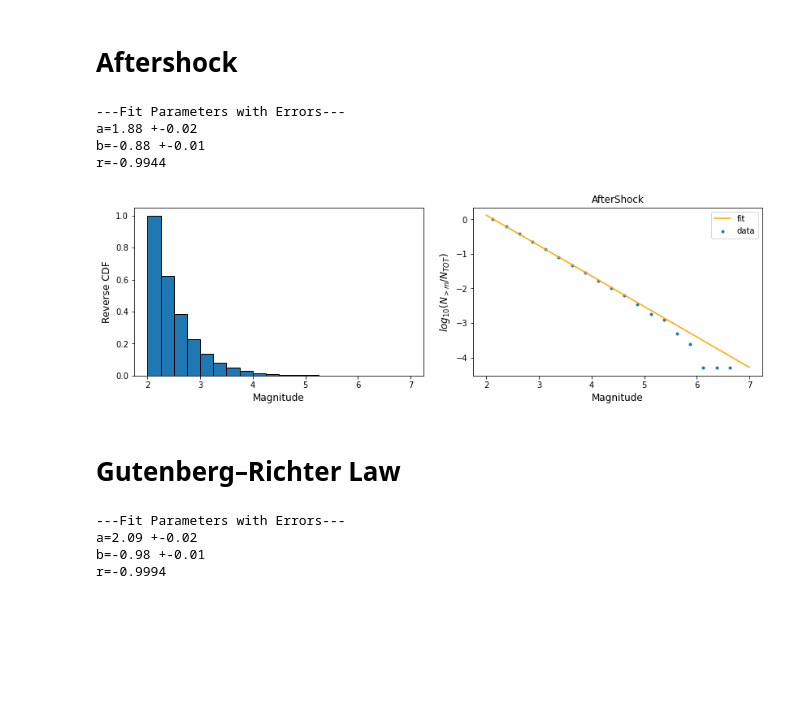
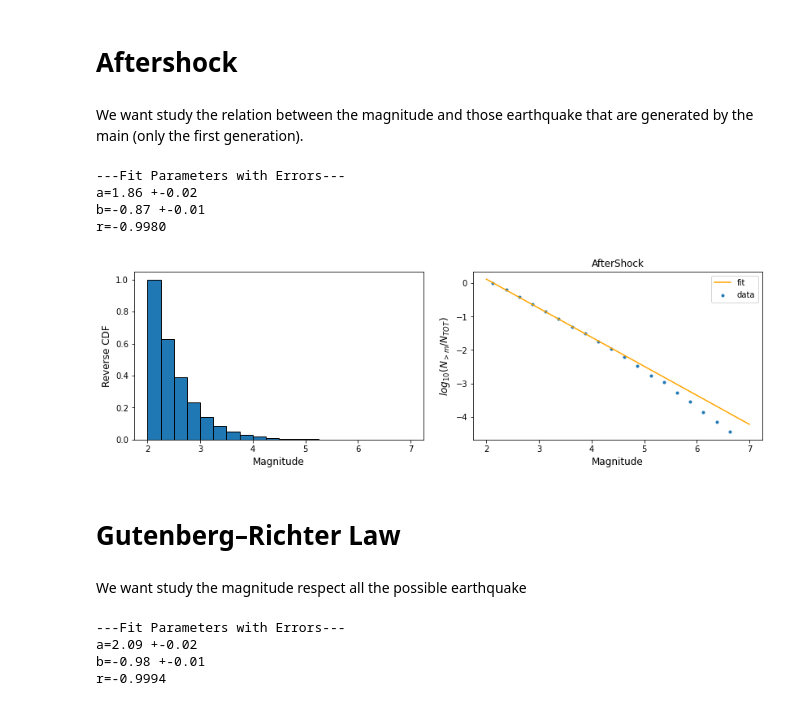
Before and after one commit to andreazanola98/Earthquake-Data-Analysis, a Jupyter notebook: Andrea.ipynb, the cells around one changed output. Cells and saved outputs as stored; diff of their text form; code cells hidden in the pictures; blank space fills up the shorter version.

```diff
--- a/Andrea.ipynb
+++ b/Andrea.ipynb
@@ -4,9 +4,12 @@ import matplotlib.pyplot as plt
 import numpy as np
 from scipy import optimize,stats
 import seaborn as sns
+from bokeh.models import CrosshairTool
+from bokeh.models import HoverTool
+from bokeh.plotting import figure, output_file, show
 from matplotlib.ticker import MultipleLocator
 url='https://raw.githubusercontent.com/rossetl/Earthquake-Data-Analysis/main/SouthCalifornia-1982-2011_Physics-of-Data.dat'
-labels=['#', 'pointer','t', 'mag', 'lat', 'long', 'dep']
+labels=['#', 'pointer','t', 'mag', 'x', 'y', 'z'] #lat-> x long ->y dep-> z
 df=pd.read_csv(url,sep="\s",names=labels,engine='python')
 df=df.drop(columns=['#'])
 df=df.sort_values(by='t')
@@ -18,7 +21,6 @@ def bta(mth):
     i1 = df['pointer'][mask].to_numpy()
     origin=0
     originv=0
-    nv=0
     for i in range(len(i1)):
         mask1=[]
         mask1=[i1[i]]
@@ -181,50 +185,51 @@ r=-0.9657
 [figure]
 # %% [markdown]
 # Aftershock
+# %% [markdown]
+We want study the relation between the magnitude and those earthquake that are generated by the main (only the first generation).
 # %%
-#----stiamo considerando tutti i terremoti dopo il main-----
-
-mth=5   #---CHOOSE MTH HERE-----
+mth=4   #---CHOOSE MTH HERE-----
 
 drf=df['mag'][df['mag']>=mth]
 i1=drf.index
 n=0
 for i in range(len(i1)):
     ind=(df['pointer'][df['pointer']==i1[i]].index).to_numpy()
     n=np.insert(n,-1,ind)
 n=np.delete(n,-1) #cerco tutti i terremoti che puntano ai terremoti scelti.
 
 fig4, ax4 = plt.subplots(1,2,figsize=(12,4))
 fig4.tight_layout(pad=3.0)
 
-counts, bins, bars = ax4[0].hist(df['mag'][n], bins=np.linspace(2,7,25-4),edgecolor='black',density=1,cumulative=-1)
+counts4, bins4, bars = ax4[0].hist(df['mag'][n], bins=np.linspace(2,7,25-4),edgecolor='black',density=1,cumulative=-1)
 ax4[0].set_xlabel('Magnitude',size=12)
 ax4[0].set_ylabel('Reverse CDF',size=12)
 
-logmA=np.log10(counts[:-1])
-xA=(bins[:-2]+bins[1:-1])/2
-
-A=optimize.curve_fit(f,xA,logmA,sigma=counts[:-1]**(-0.5),p0=[6,-1])  #poisson error is assumed
+logmA=np.log10(counts4[:-1])
+xA=(bins4[:-2]+bins4[1:-1])/2
+A=optimize.curve_fit(f,xA,logmA,sigma=counts4[:-1]**(-0.5),p0=[6,-1])  #poisson error is assumed
 resA = stats.linregress(xA, logmA)
 
 xx=np.linspace(2,7,100)
 ax4[1].set_xlabel('Magnitude',size=12)
 ax4[1].set_ylabel('$log_{10}(N_{>m} /N_{TOT})$',size=12)
 ax4[1].plot(xx,f(xx,A[0][0],A[0][1]),'orange',label='fit')
 ax4[1].scatter(xA,logmA,label='data',linewidths=1,marker='.')
 ax4[1].set_title('AfterShock')
 ax4[1].legend();
 
 print('---Fit Parameters with Errors---')
 print('a=%.2f'%A[0][0],'+-%.2f'%A[1][0,0]**0.5)
 print('b=%.2f'%A[0][1],'+-%.2f'%A[1][1,1]**0.5)
 print('r=%.4f'%resA.rvalue)
 # %% [output]
 ---Fit Parameters with Errors---
-a=1.88 +-0.02
-b=-0.88 +-0.01
-r=-0.9944
+a=1.86 +-0.02
+b=-0.87 +-0.01
+r=-0.9980
-[figure, old version]
+[figure, new version]
 # %% [markdown]
 # Gutenberg–Richter Law
+# %% [markdown]
+We want study the magnitude respect all the possible earthquake
 # %%
```
Also changed, not shown: parts of 8 cells of this notebook.
